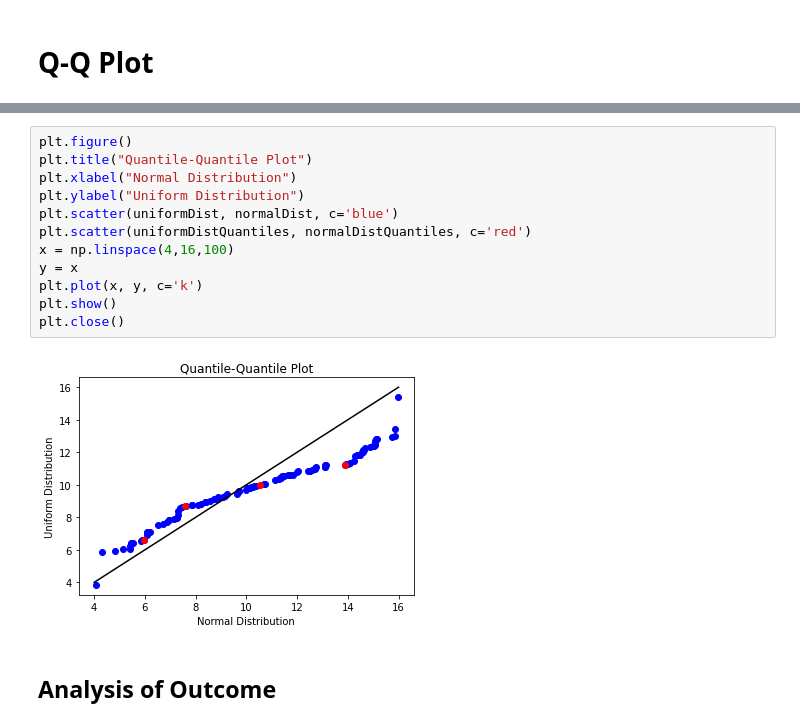
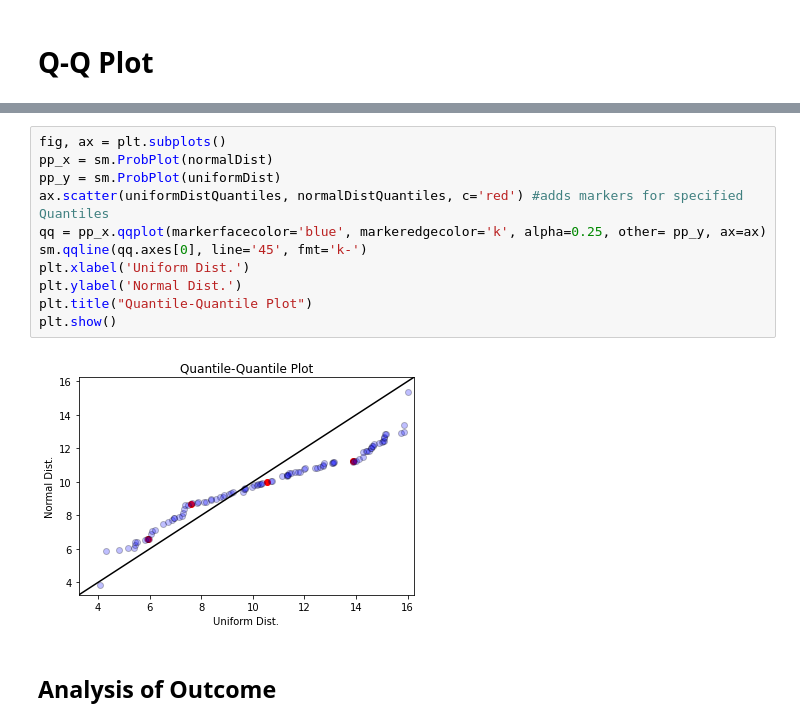
Before and after one commit to apmire3/CMPS451, a Jupyter notebook: C2/Kc2.ipynb, the cells around one changed output, grey strips where cells are left out. Cells and saved outputs as stored; diff of their text form.

Commit message:
Fixed the QQ plot

```diff
--- a/C2/Kc2.ipynb
+++ b/C2/Kc2.ipynb
@@ -69,17 +56,16 @@ plt.show()
-# %%
-plt.figure()
-plt.title("Quantile-Quantile Plot")
-plt.xlabel("Normal Distribution")
-plt.ylabel("Uniform Distribution")
-plt.scatter(uniformDist, normalDist, c='blue')
-plt.scatter(uniformDistQuantiles, normalDistQuantiles, c='red')
-x = np.linspace(4,16,100)
-y = x
-plt.plot(x, y, c='k')
-plt.show()
-plt.close()
-# %% [output]
-[figure, removed]
+# %%
+fig, ax = plt.subplots()
+pp_x = sm.ProbPlot(normalDist)
+pp_y = sm.ProbPlot(uniformDist)
+ax.scatter(uniformDistQuantiles, normalDistQuantiles, c='red') #adds markers for specified Quantiles
+qq = pp_x.qqplot(markerfacecolor='blue', markeredgecolor='k', alpha=0.25, other= pp_y, ax=ax)
+sm.qqline(qq.axes[0], line='45', fmt='k-')
+plt.xlabel('Uniform Dist.')
+plt.ylabel('Normal Dist.')
+plt.title("Quantile-Quantile Plot")
+plt.show()
+# %% [output]
+[figure, added]
 # %% [markdown]
 ## Analysis of Outcome
 # %% [markdown]
```
Also changed, not shown: parts of 2 cells of this notebook.
